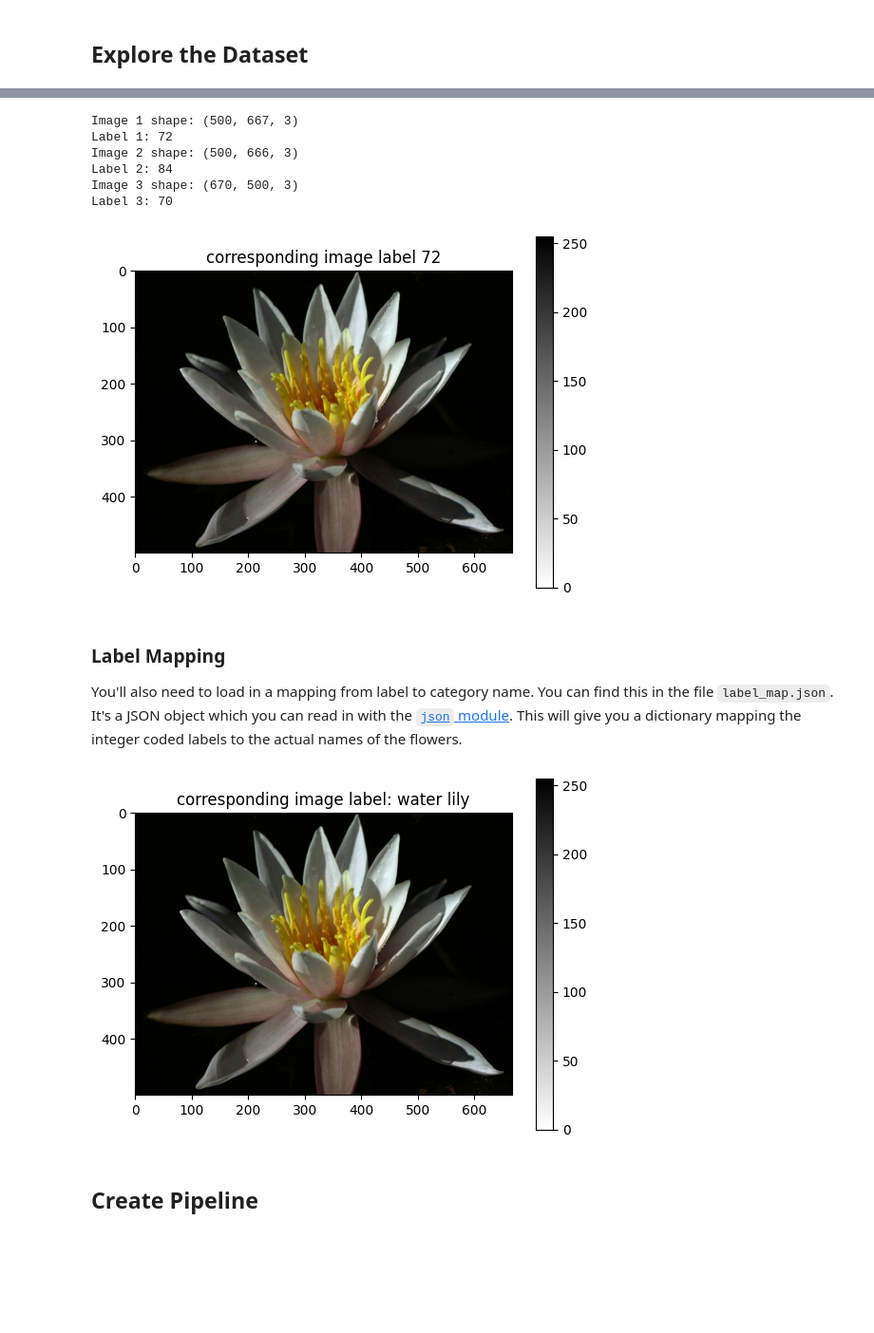
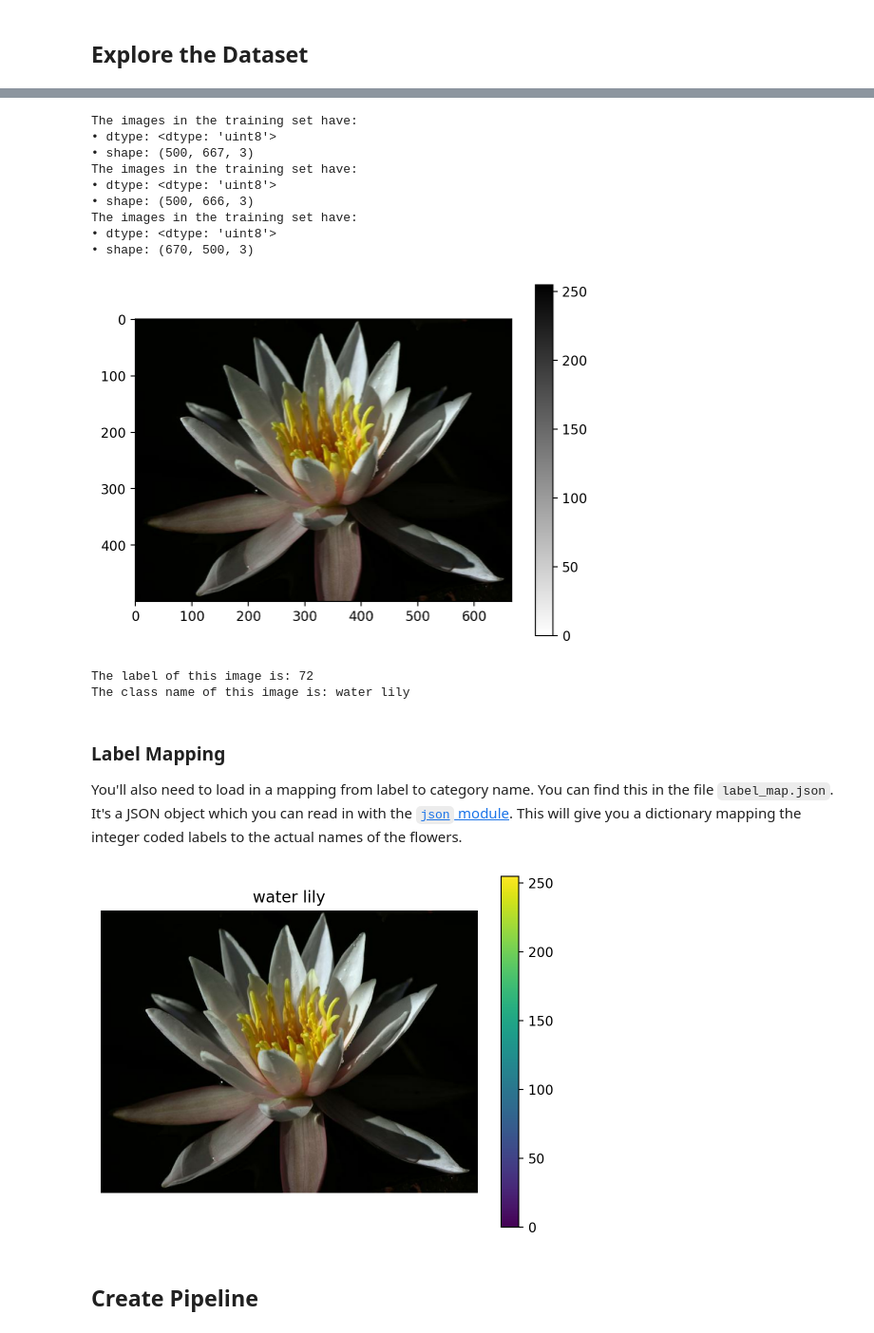
Before and after one commit to bigboy92/fend-matching-game, a Jupyter notebook: Project_Image_Classifier_Project.ipynb, the cells around one changed output, grey strips where cells are left out. Shown at 95% size. Drawn from its saved outputs; the diff is of its cells as text; code cells hidden in the pictures; blank space fills up the shorter version.

```diff
--- a/Project_Image_Classifier_Project.ipynb
+++ b/Project_Image_Classifier_Project.ipynb
@@ -152,31 +89,34 @@ Number of classes in the dataset: 102
 # %%
 # TODO: Print the shape and corresponding label of 3 images in the training set.
-
-for idx, (image, label) in enumerate(train_data.take(3)):
-    print(f"Image {idx + 1} shape: {image.shape}")
-    print(f"Label {idx + 1}: {label.numpy()}")
+for image, label in dataset['train'].take(3):
+    print('The images in the training set have:\n\u2022 dtype:', image.dtype, '\n\u2022 shape:', image.shape)
 # %% [output]
-Image 1 shape: (500, 667, 3)
-Label 1: 72
-Image 2 shape: (500, 666, 3)
-Label 2: 84
-Image 3 shape: (670, 500, 3)
-Label 3: 70
+The images in the training set have:
+• dtype: <dtype: 'uint8'>
+• shape: (500, 667, 3)
+The images in the training set have:
+• dtype: <dtype: 'uint8'>
+• shape: (500, 666, 3)
+The images in the training set have:
+• dtype: <dtype: 'uint8'>
+• shape: (670, 500, 3)
 # %%
 # TODO: Plot 1 image from the training set. Set the title
 # of the plot to the corresponding image label.
+for image, label in dataset['train'].take(1):
+    image = image.numpy().squeeze ()
+    label = label.numpy ()
 
-for image, label in train_data.take(1):
-    break
-image = image.numpy()
-plt.figure()
-plt.imshow(image, cmap = plt.cm.binary)
-plt.title('corresponding image label {}'.format(label))
+plt.imshow(image, cmap= plt.cm.binary)
 plt.colorbar()
-plt.grid(False)
 plt.show()
+
+print('The label of this image is:', label)
+print('The class name of this image is:', dataset_info.features['label'].int2str(label))
 # %% [output]
-[figure, old version]
+[figure, new version]
+The label of this image is: 72
+The class name of this image is: water lily
 # %% [markdown]
 ### Label Mapping
 
@@ -187,15 +128,18 @@ with open('label_map.json', 'r') as f:
 # %%
 # TODO: Plot 1 image from the training set. Set the title
 # of the plot to the corresponding class name.
 
-plt.figure()
-plt.imshow(image, cmap = plt.cm.binary)
-plt.title('corresponding image label: {}'.format(class_names[str(label.numpy())]))
-plt.colorbar()
-plt.grid(False)
-plt.show()
+for image, label in dataset['train'].take(1):
+    image = image.numpy().squeeze()
+    label = label.numpy()
+
+    plt.imshow(image)
+    plt.title(dataset_info.features['label'].int2str(label))
+    plt.colorbar()
+    plt.axis('off')
+    plt.show()
 # %% [output]
-[figure, old version]
+[figure, new version]
 # %% [markdown]
 ## Create Pipeline
 # %%
```
Also changed, not shown: parts of 35 cells of this notebook.
